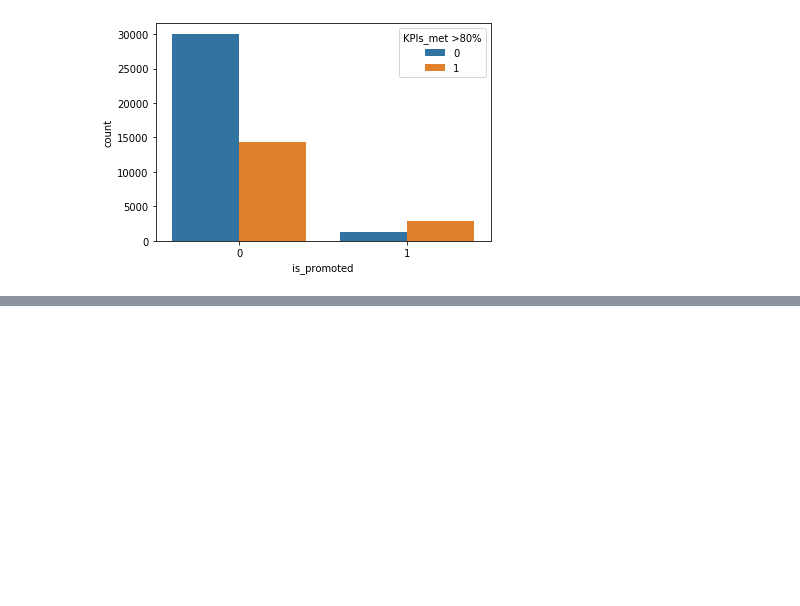
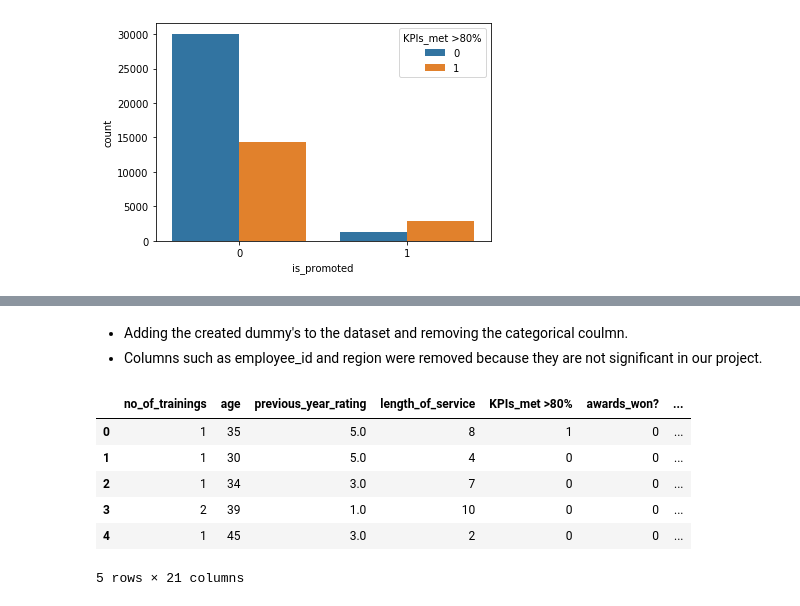
Before and after one commit to evansmatey/Project-Work, a Jupyter notebook: Project Data Cleaning.ipynb, the cells around one changed output, grey strips where cells are left out. Saved outputs shown, nothing was run; the diff lists cells and outputs as text; code cells hidden in the pictures; blank space fills up the shorter version.

```diff
--- a/Project Data Cleaning.ipynb
+++ b/Project Data Cleaning.ipynb
@@ -378,0 +402,3 @@ x = sns.countplot(x='is_promoted', hue='KPIs_met >80%', data=df1)
+# %%
+df_dum2 = pd.get_dummies(df1['gender'], drop_first=True)
+df_dum2.head()
@@ -378,0 +422,3 @@ x = sns.countplot(x='is_promoted', hue='KPIs_met >80%', data=df1)
+# %%
+df_dum4 = pd.get_dummies(df1['recruitment_channel'], drop_first=True)
+df_dum4.head()
@@ -378,0 +432,5 @@ x = sns.countplot(x='is_promoted', hue='KPIs_met >80%', data=df1)
+# %%
+#Concat new columns to original dataframe
+
+df_concat = pd.concat([df1, df_dum1, df_dum2, df_dum3, df_dum4], axis=1)
+df_concat.head()
@@ -378,0 +445,14 @@ x = sns.countplot(x='is_promoted', hue='KPIs_met >80%', data=df1)
+# %% [markdown]
+* Adding the created dummy's to the dataset and removing the categorical coulmn.
+* Columns such as employee_id and region were removed because they are not significant in our project.
+# %%
+df_concat.drop(['employee_id', 'department','region' , 'education','gender','recruitment_channel'], inplace=True, axis=1)
+df_concat.head()
+# %% [output]
+|  | no_of_trainings | age | previous_year_rating | length_of_service | KPIs_met >80% | awards_won? | ... |
+| 0 | 1 | 35 | 5.0 | 8 | 1 | 0 | ... |
+| 1 | 1 | 30 | 5.0 | 4 | 0 | 0 | ... |
+| 2 | 1 | 34 | 3.0 | 7 | 0 | 0 | ... |
+| 3 | 2 | 39 | 1.0 | 10 | 0 | 0 | ... |
+| 4 | 1 | 45 | 3.0 | 2 | 0 | 0 | ... |
+5 rows × 21 columns
```
Also changed, not shown: parts of 13 cells of this notebook.
